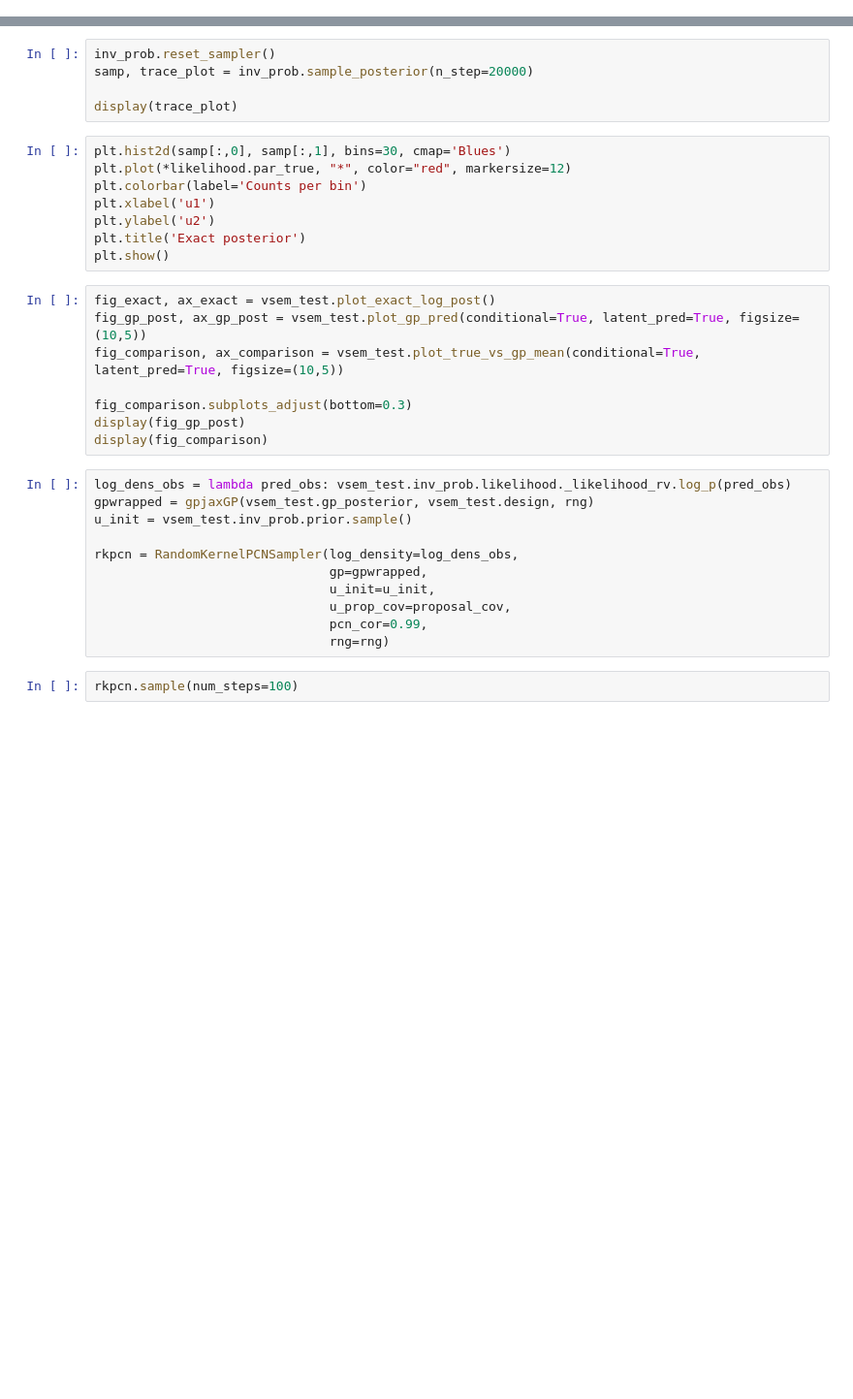
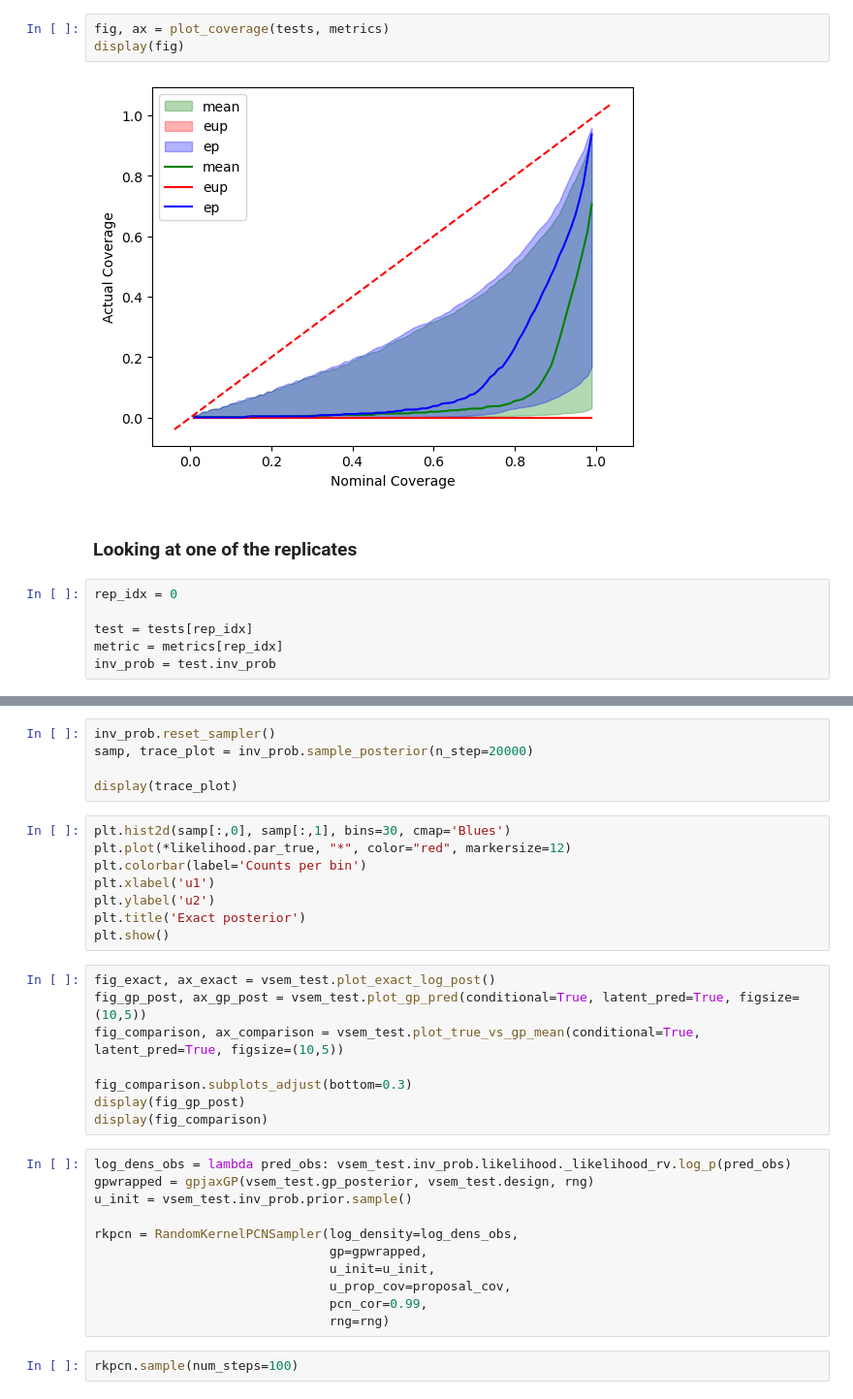
Before and after one commit to arob5/Bayesian-inference-with-surrogates, a Jupyter notebook: experiments/vsem/vsem_experiment.ipynb, the cells around one changed output, grey strips where cells are left out. Shown at 97% size. Drawn from its saved outputs; the diff is of its cells as text; blank space fills up the shorter version.

```diff
--- a/experiments/vsem/vsem_experiment.ipynb
+++ b/experiments/vsem/vsem_experiment.ipynb
@@ -59,0 +74,13 @@ plt.close()
+# %%
+fig, ax = plot_coverage(tests, metrics)
+display(fig)
+# %% [output]
+[figure, added]
+# %% [markdown]
+### Looking at one of the replicates
+# %%
+rep_idx = 0
+
+test = tests[rep_idx]
+metric = metrics[rep_idx]
+inv_prob = test.inv_prob
```
Also changed, not shown: parts of 16 cells of this notebook, 2 other files.
